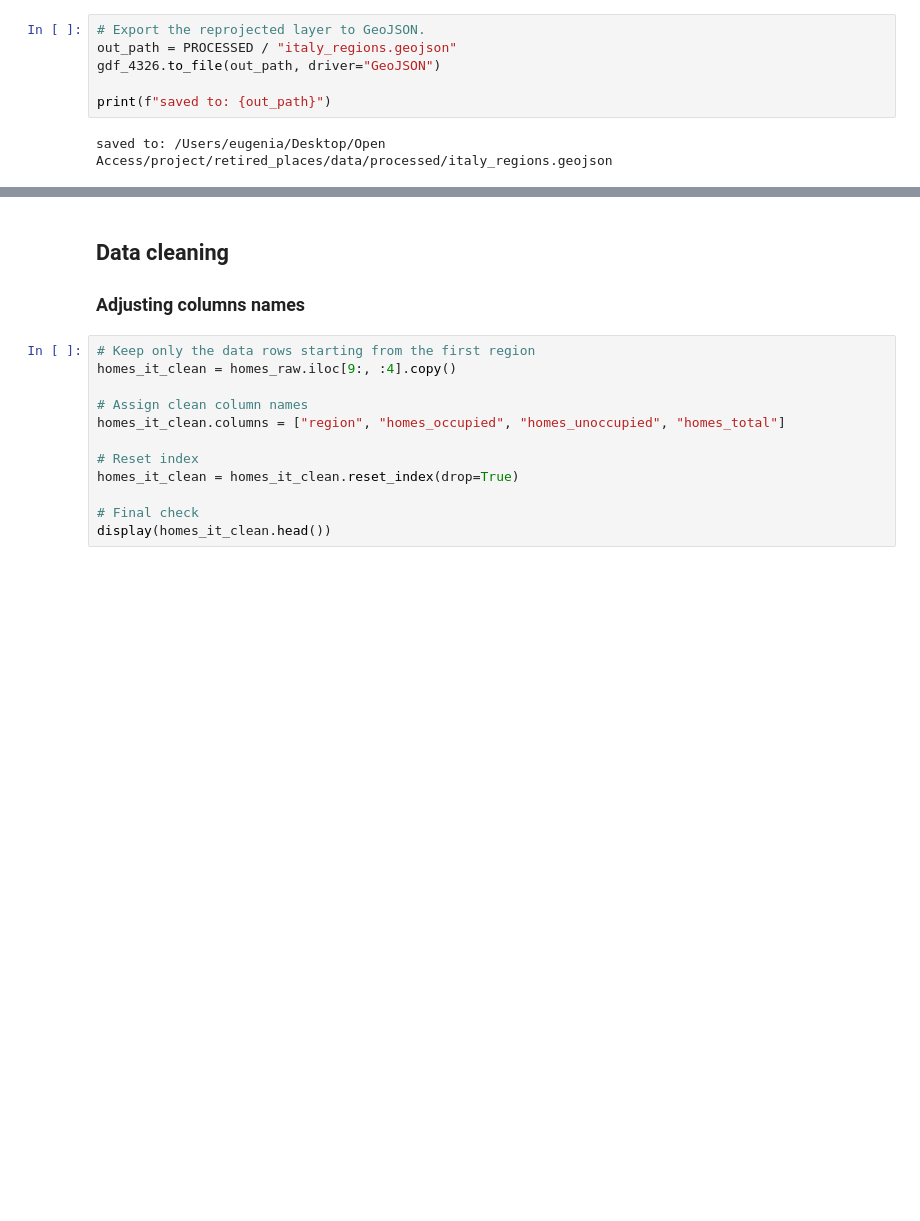
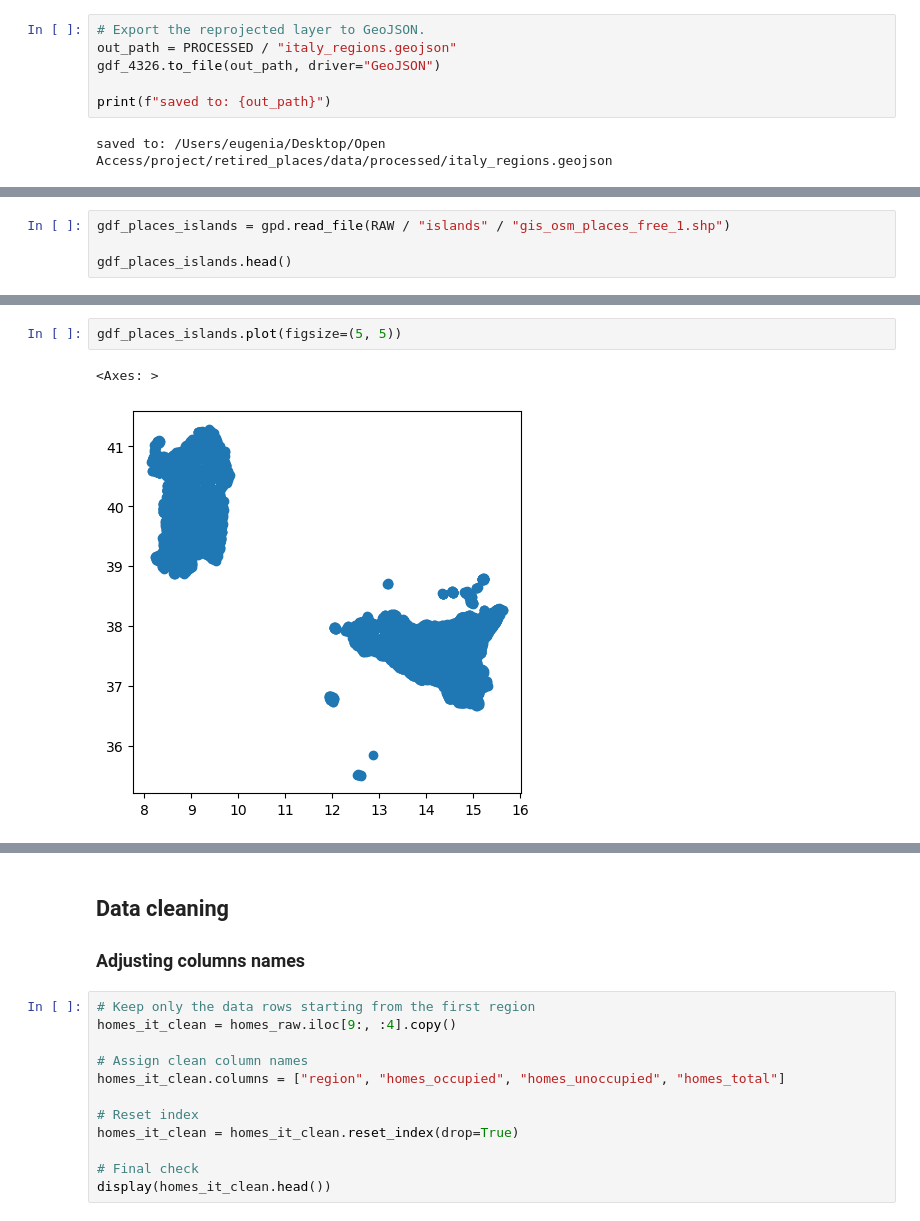
Before and after one commit to eugeniavd/retired_places, a Jupyter notebook: analysis/notebooks/01_italy_cleaning.ipynb, the cells around one changed output, grey strips where cells are left out. Cells and saved outputs as stored; diff of their text form; blank space fills up the shorter version.

```diff
--- a/analysis/notebooks/01_italy_cleaning.ipynb
+++ b/analysis/notebooks/01_italy_cleaning.ipynb
@@ -131,0 +162,4 @@ saved to: /Users/eugenia/Desktop/Open Access/project/retired_places/data/process
+# %%
+gdf_places_islands = gpd.read_file(RAW / "islands" / "gis_osm_places_free_1.shp")
+
+gdf_places_islands.head()
@@ -131,0 +187,5 @@ saved to: /Users/eugenia/Desktop/Open Access/project/retired_places/data/process
+# %%
+gdf_places_islands.plot(figsize=(5, 5))
+# %% [output]
+<Axes: >
+[figure, added]
```
Also changed, not shown: parts of 24 cells of this notebook, 43 other files.
